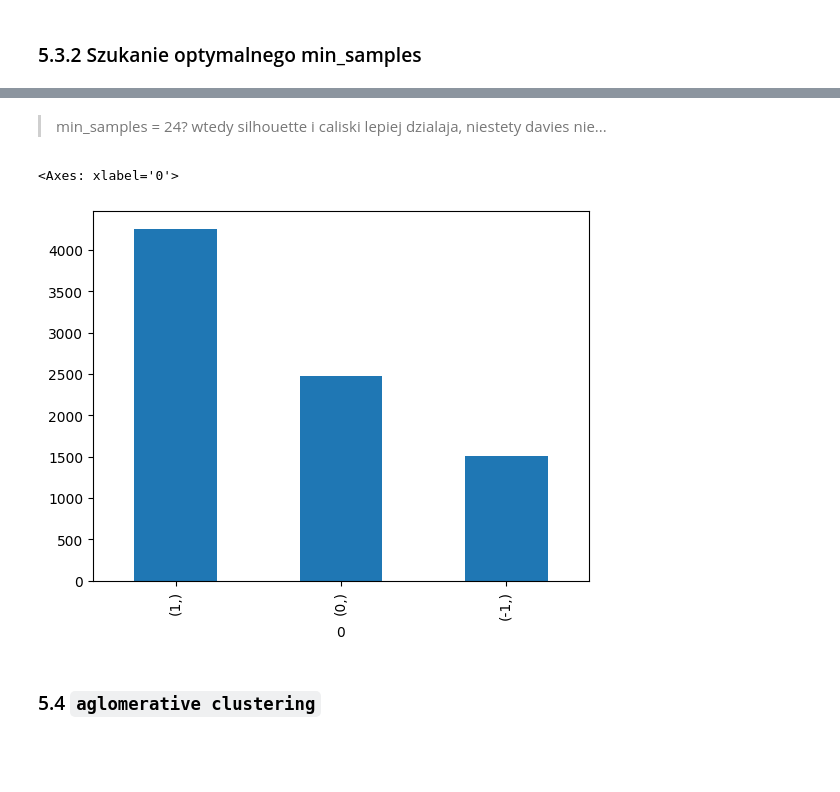
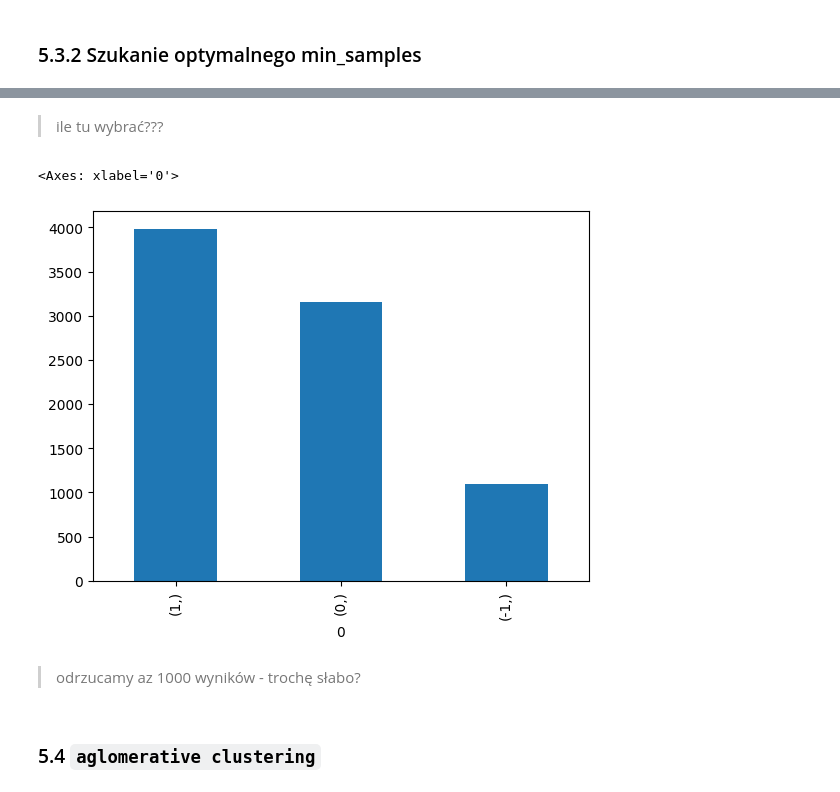
Before and after one commit to DeptuchMateusz/Human-activity-recognition-using-smartphones-clustering, a Jupyter notebook: Preprocessing/prep.ipynb, the cells around one changed output, grey strips where cells are left out. Cells and saved outputs as stored; diff of their text form; code cells hidden in the pictures; blank space fills up the shorter version.

```diff
--- a/Preprocessing/prep.ipynb
+++ b/Preprocessing/prep.ipynb
@@ -109,7 +109,7 @@ ze statystyk skupiłbym się na średniej i odchyleniu standardowym, gdyż dosy
 # %%
 to_drop = [t for t in data.columns if not ('std' in t or 'mean' in t)]
 # %%
-data.drop(to_drop, axis=1, inplace=True)
+#data.drop(to_drop, axis=1, inplace=True)
 data.head(10)
 # %% [output]
 |  | tBodyAcc-mean()-X | tBodyAcc-mean()-Y | tBodyAcc-mean()-Z | tBodyAcc-std()-X | tBodyAcc-std()-Y | ... |
@@ -126,0 +129,8 @@ data.head(10)
+# %%
+corr_matrix = data.corr().abs()
+upper = corr_matrix.where(np.triu(np.ones(corr_matrix.shape), k=1).astype(bool))
+threshold = 0.98
+to_drop = [column for column in upper.columns if any(upper[column] > threshold)]
+data_reduced = data.drop(columns=to_drop)
+print("whole data: " + str(data.shape))
+print("reduced data: " + str(data_reduced.shape))
@@ -127,3 +140,5 @@ data.head(10)
+# %%
+data = data_reduced
 # %% [markdown]
 ## 4. Prosty model
 # %%
@@ -181,9 +196,6 @@ posx and posy should be finite values
 ---
 # %% [markdown]
 ## 5. Modelowanie
-# %%
-data = pd.read_csv("../data/our_data.csv")
-data.drop(to_drop, axis=1, inplace=True)
 # %% [markdown]
 ### 5.1 `PCA`
 # %%
@@ -376,19 +388,27 @@ for col in ['silhouette', 'calinski', 'davies']:
-# %% [markdown]
->min_samples = 24? wtedy silhouette i caliski lepiej dzialaja, niestety davies nie...
+# %% [markdown]
+> ile tu wybrać???
 # %%
 #min_samples = 24
-dbscan = DBSCAN(eps=0.85, min_samples=24, n_jobs=-1)
+dbscan = DBSCAN(eps=3.4, min_samples=12, n_jobs=-1)
 y_dbscan = dbscan.fit_predict(data)
 # interactive 3dplot plotly
 import plotly.express as px
-fig = px.scatter_3d(x=data[0], y=data[6], z=data[11], color=y_dbscan)
+
+fig = px.scatter_3d(x=data[0], y=data[2], z=data[1], color = y_dbscan, title="With outliers", color_continuous_scale='viridis')
+fig.show()
+
+#without outliers
+y_dbscan_without_outliers = y_dbscan[y_dbscan != -1]
+fig = px.scatter_3d(x=data[0][y_dbscan != -1], y=data[2][y_dbscan != -1], z=data[1][y_dbscan != -1], color = y_dbscan_without_outliers, title="Without outliers", color_continuous_scale='tropic')
 fig.show()
 
 plt.show()
 pd.DataFrame(y_dbscan).value_counts().plot(kind='bar')
 # %% [output]
 <Axes: xlabel='0'>
-[figure, old version]
+[figure, new version]
+# %% [markdown]
+>odrzucamy az 1000 wyników - trochę słabo?
 # %% [markdown]
 ### 5.4 `aglomerative clustering`
 # %%
```
Also changed, not shown: parts of 18 cells of this notebook.
